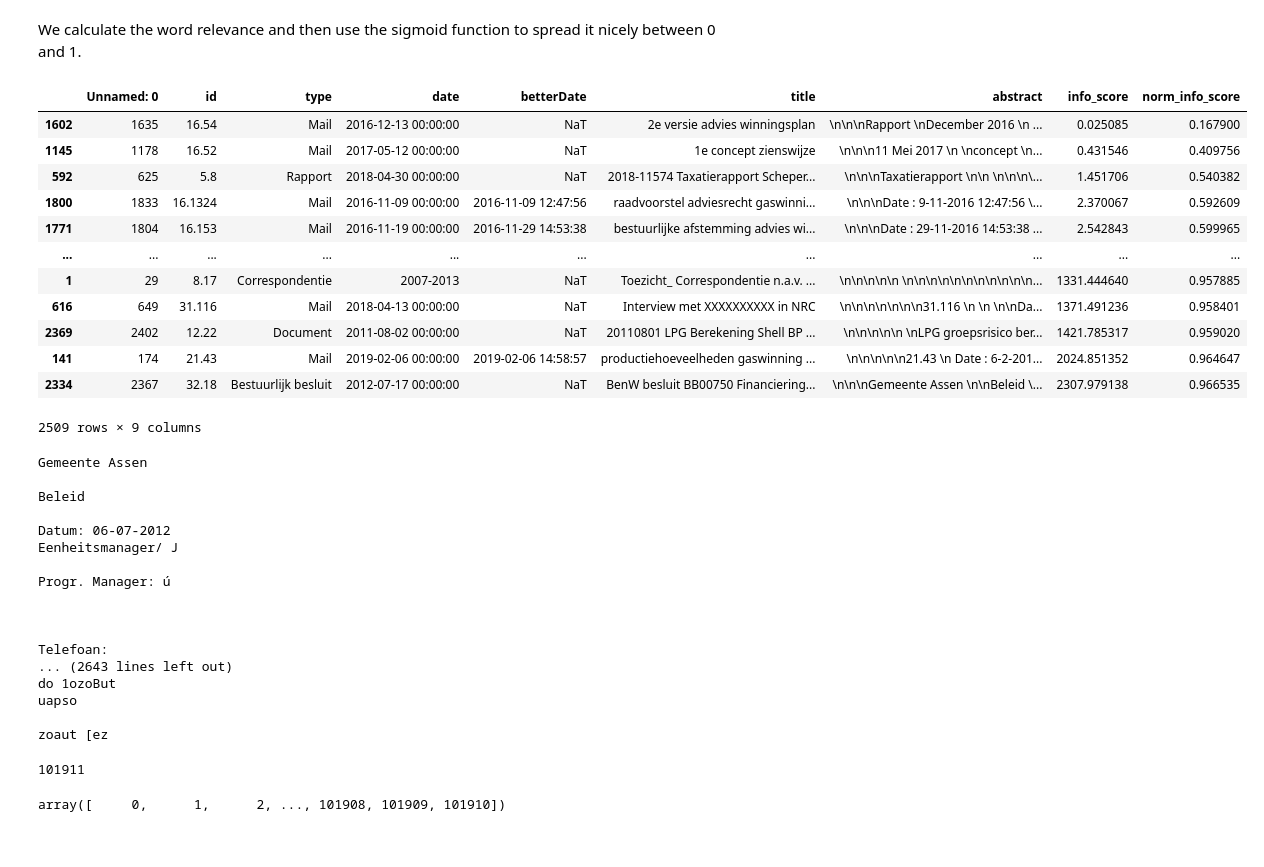
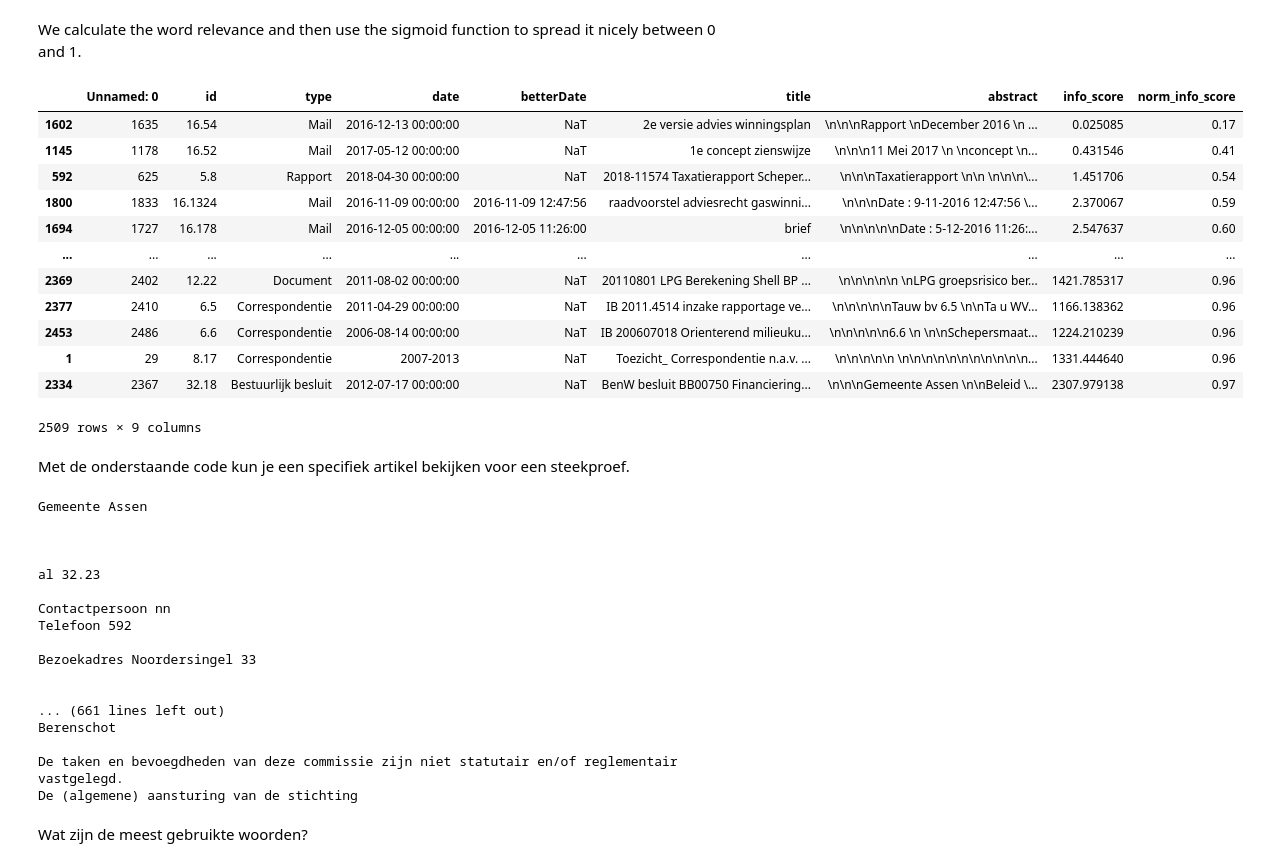
Before and after one commit to asreview-ftm-hackathon/Visualization_7_ContextKenner, a Jupyter notebook: Informatie-score.ipynb, the cells around one changed output. Drawn from its saved outputs; the diff is of its cells as text; code cells hidden in the pictures.

```diff
--- a/Informatie-score.ipynb
+++ b/Informatie-score.ipynb
@@ -79,7 +84,10 @@ def information_rate(content):
         if word == '':
             continue
 
-        rarity     = CLASSIFIED_WORDS[word]
+        try:
+            rarity = CLASSIFIED_WORDS[word]
+        except KeyError:
+            rarity = 0
         appearance = words[word]
 
         total += appearance * appearance / rarity
@@ -94,21 +102,21 @@ We calculate the word relevance and then use the sigmoid function to spread it n
 # %%
 preprocessed_data['info_score']  = preprocessed_data['title']   .apply(information_rate)
 preprocessed_data['info_score'] += preprocessed_data['abstract'].apply(information_rate)
 
-preprocessed_data['norm_info_score'] = 1 / (1 + np.exp(-1 * np.log10(preprocessed_data['info_score'])))
+preprocessed_data['norm_info_score'] = round(1 / (1 + np.exp(-1 * np.log10(preprocessed_data['info_score']))), 2)
 
 preprocessed_data.sort_values(by='norm_info_score')
 # %% [output]
 |  | Unnamed: 0 | id | type | date | betterDate | title | abstract | info_score | norm_info_score |
-| 1602 | 1635 | 16.54 | Mail | 2016-12-13 00:00:00 | NaT | 2e versie advies winningsplan | \n\n\nRapport \nDecember 2016 \n ... | 0.025085 | 0.167900 |
-| 1145 | 1178 | 16.52 | Mail | 2017-05-12 00:00:00 | NaT | 1e concept zienswijze | \n\n\n11 Mei 2017 \n \nconcept \n... | 0.431546 | 0.409756 |
-| 592 | 625 | 5.8 | Rapport | 2018-04-30 00:00:00 | NaT | 2018-11574 Taxatierapport Scheper... | \n\n\nTaxatierapport \n\n \n\n\n\... | 1.451706 | 0.540382 |
-| 1800 | 1833 | 16.1324 | Mail | 2016-11-09 00:00:00 | 2016-11-09 12:47:56 | raadvoorstel adviesrecht gaswinni... | \n\n\nDate : 9-11-2016 12:47:56 \... | 2.370067 | 0.592609 |
-| 1771 | 1804 | 16.153 | Mail | 2016-11-19 00:00:00 | 2016-11-29 14:53:38 | bestuurlijke afstemming advies wi... | \n\n\nDate : 29-11-2016 14:53:38 ... | 2.542843 | 0.599965 |
+| 1602 | 1635 | 16.54 | Mail | 2016-12-13 00:00:00 | NaT | 2e versie advies winningsplan | \n\n\nRapport \nDecember 2016 \n ... | 0.025085 | 0.17 |
+| 1145 | 1178 | 16.52 | Mail | 2017-05-12 00:00:00 | NaT | 1e concept zienswijze | \n\n\n11 Mei 2017 \n \nconcept \n... | 0.431546 | 0.41 |
+| 592 | 625 | 5.8 | Rapport | 2018-04-30 00:00:00 | NaT | 2018-11574 Taxatierapport Scheper... | \n\n\nTaxatierapport \n\n \n\n\n\... | 1.451706 | 0.54 |
+| 1800 | 1833 | 16.1324 | Mail | 2016-11-09 00:00:00 | 2016-11-09 12:47:56 | raadvoorstel adviesrecht gaswinni... | \n\n\nDate : 9-11-2016 12:47:56 \... | 2.370067 | 0.59 |
+| 1694 | 1727 | 16.178 | Mail | 2016-12-05 00:00:00 | 2016-12-05 11:26:00 | brief | \n\n\n\n\nDate : 5-12-2016 11:26:... | 2.547637 | 0.60 |
 | ... | ... | ... | ... | ... | ... | ... | ... | ... | ... |
-| 1 | 29 | 8.17 | Correspondentie | 2007-2013 | NaT | Toezicht_ Correspondentie n.a.v. ... | \n\n\n\n\n \n\n\n\n\n\n\n\n\n\n\n... | 1331.444640 | 0.957885 |
-| 616 | 649 | 31.116 | Mail | 2018-04-13 00:00:00 | NaT | Interview met XXXXXXXXXX in NRC | \n\n\n\n\n\n\n31.116 \n \n \n\nDa... | 1371.491236 | 0.958401 |
-| 2369 | 2402 | 12.22 | Document | 2011-08-02 00:00:00 | NaT | 20110801 LPG Berekening Shell BP ... | \n\n\n\n\n \nLPG groepsrisico ber... | 1421.785317 | 0.959020 |
-| 141 | 174 | 21.43 | Mail | 2019-02-06 00:00:00 | 2019-02-06 14:58:57 | productiehoeveelheden gaswinning ... | \n\n\n\n\n21.43 \n Date : 6-2-201... | 2024.851352 | 0.964647 |
-| 2334 | 2367 | 32.18 | Bestuurlijk besluit | 2012-07-17 00:00:00 | NaT | BenW besluit BB00750 Financiering... | \n\n\nGemeente Assen \n\nBeleid \... | 2307.979138 | 0.966535 |
+| 2369 | 2402 | 12.22 | Document | 2011-08-02 00:00:00 | NaT | 20110801 LPG Berekening Shell BP ... | \n\n\n\n\n \nLPG groepsrisico ber... | 1421.785317 | 0.96 |
+| 2377 | 2410 | 6.5 | Correspondentie | 2011-04-29 00:00:00 | NaT | IB 2011.4514 inzake rapportage ve... | \n\n\n\n\nTauw bv 6.5 \n\nTa u WV... | 1166.138362 | 0.96 |
+| 2453 | 2486 | 6.6 | Correspondentie | 2006-08-14 00:00:00 | NaT | IB 200607018 Orienterend milieuku... | \n\n\n\n\n6.6 \n \n\nSchepersmaat... | 1224.210239 | 0.96 |
+| 1 | 29 | 8.17 | Correspondentie | 2007-2013 | NaT | Toezicht_ Correspondentie n.a.v. ... | \n\n\n\n\n \n\n\n\n\n\n\n\n\n\n\n... | 1331.444640 | 0.96 |
+| 2334 | 2367 | 32.18 | Bestuurlijk besluit | 2012-07-17 00:00:00 | NaT | BenW besluit BB00750 Financiering... | \n\n\nGemeente Assen \n\nBeleid \... | 2307.979138 | 0.97 |
 2509 rows × 9 columns
@@ -115,31 +125,27 @@ preprocessed_data.sort_values(by='norm_info_score')
+# %% [markdown]
+Met de onderstaande code kun je een specifiek artikel bekijken voor een steekproef.
 # %%
-print(preprocessed_data.loc[2334]['abstract'])
+print(preprocessed_data.loc[2308]['abstract'])
 # %% [output]
 Gemeente Assen
-
-Beleid
-
-Datum: 06-07-2012
-Eenheitsmanager/ J
-
-Progr. Manager: ú
 
 
 
-Telefoan:
-... (2643 lines left out)
-do 1ozoBut
-uapso
+al 32.23
 
-zoaut [ez
+Contactpersoon nn
+Telefoon 592
+
+Bezoekadres Noordersingel 33
+
+
+... (661 lines left out)
+Berenschot
+
+De taken en bevoegdheden van deze commissie zijn niet statutair en/of reglementair vastgelegd.
+De (algemene) aansturing van de stichting
-# %%
-len(CLASSIFIED_WORDS)
-# %% [output]
-101911
-# %%
-np.arange(len(CLASSIFIED_WORDS))
-# %% [output]
-array([     0,      1,      2, ..., 101908, 101909, 101910])
+# %% [markdown]
+Wat zijn de meest gebruikte woorden?
 # %%
 common_words = [w for w in CLASSIFIED_WORDS.keys()]
 common_words.sort(key=lambda x : CLASSIFIED_WORDS[x], reverse=True)
```
Also changed, not shown: parts of 19 cells of this notebook.
